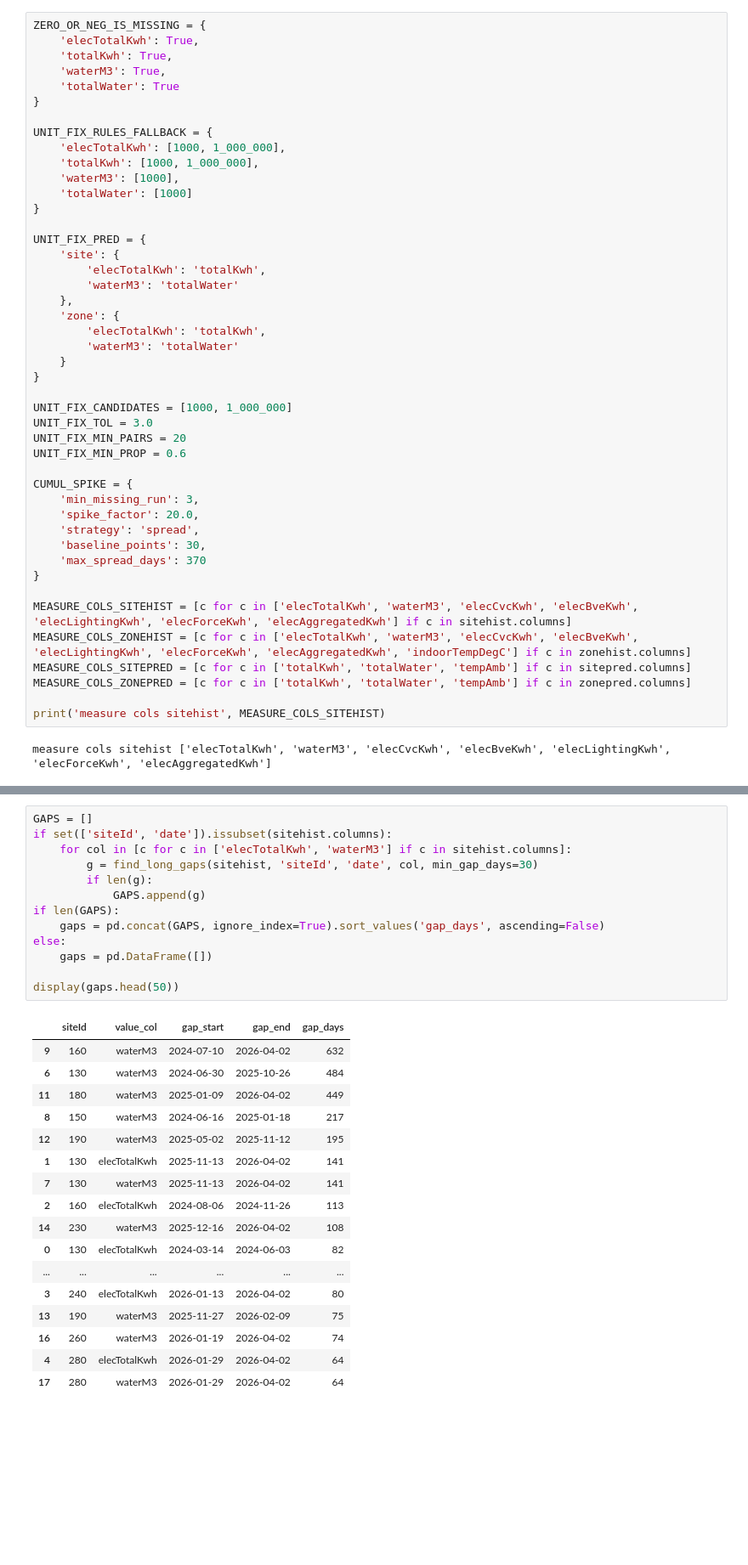
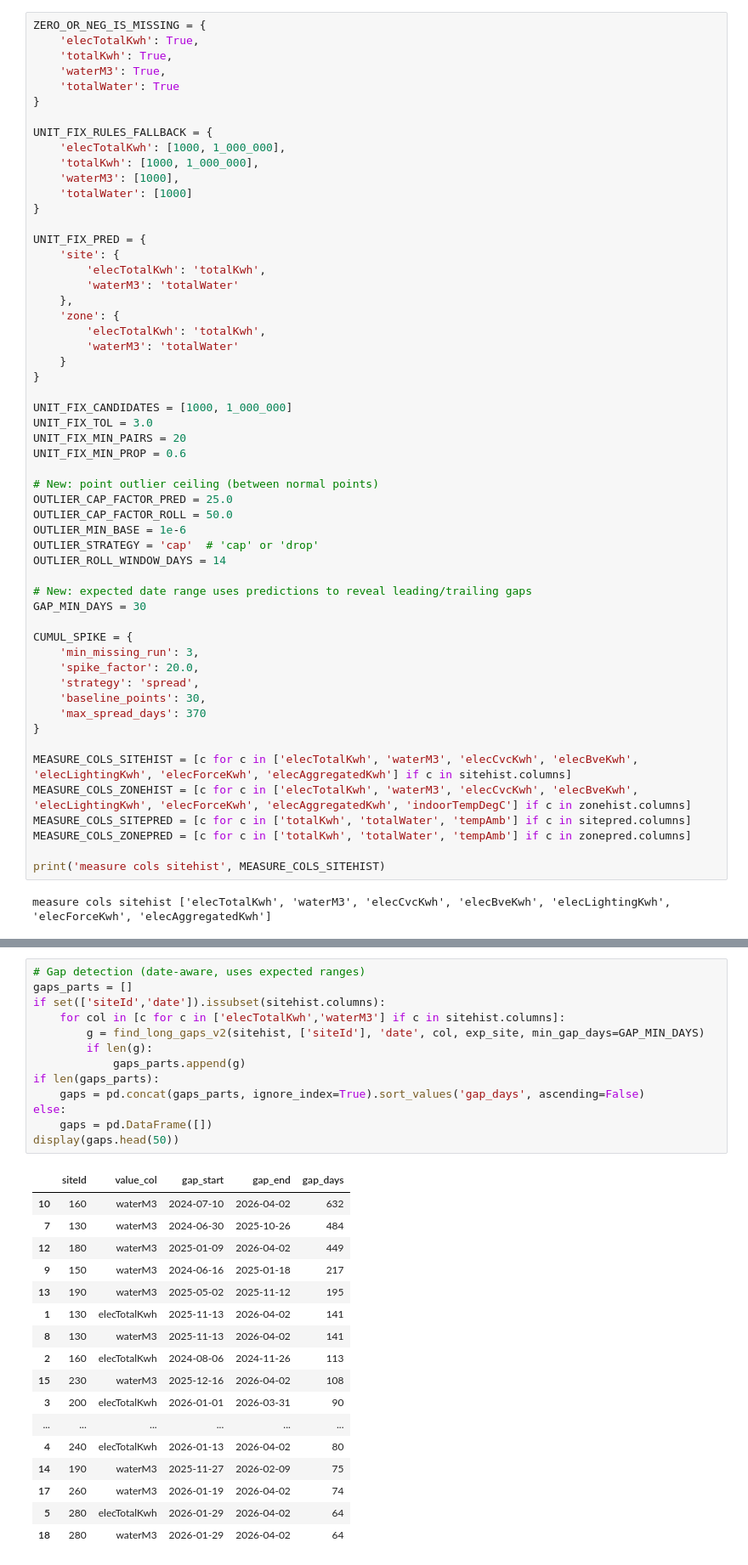
Before and after one commit to PurpleShad0w/CR-System, a Jupyter notebook: Sujet II/analyse.ipynb, the cells around one changed output, grey strips where cells are left out. Shown at 85% size. Cells and saved outputs as stored; diff of their text form; blank space fills up the shorter version.

```diff
--- a/Sujet II/analyse.ipynb
+++ b/Sujet II/analyse.ipynb
@@ -125,6 +125,16 @@ UNIT_FIX_TOL = 3.0
 UNIT_FIX_MIN_PAIRS = 20
 UNIT_FIX_MIN_PROP = 0.6
 
+# New: point outlier ceiling (between normal points)
+OUTLIER_CAP_FACTOR_PRED = 25.0
+OUTLIER_CAP_FACTOR_ROLL = 50.0
+OUTLIER_MIN_BASE = 1e-6
+OUTLIER_STRATEGY = 'cap'  # 'cap' or 'drop'
+OUTLIER_ROLL_WINDOW_DAYS = 14
+
+# New: expected date range uses predictions to reveal leading/trailing gaps
+GAP_MIN_DAYS = 30
+
 CUMUL_SPIKE = {
     'min_missing_run': 3,
     'spike_factor': 20.0,
@@ -460,32 +655,32 @@ clean logs {'zonehist_unit_elecTotalKwh': 52, 'zonehist_unit_waterM3': 4, 'siteh
 # %%
-GAPS = []
-if set(['siteId', 'date']).issubset(sitehist.columns):
-    for col in [c for c in ['elecTotalKwh', 'waterM3'] if c in sitehist.columns]:
-        g = find_long_gaps(sitehist, 'siteId', 'date', col, min_gap_days=30)
+# Gap detection (date-aware, uses expected ranges)
+gaps_parts = []
+if set(['siteId','date']).issubset(sitehist.columns):
+    for col in [c for c in ['elecTotalKwh','waterM3'] if c in sitehist.columns]:
+        g = find_long_gaps_v2(sitehist, ['siteId'], 'date', col, exp_site, min_gap_days=GAP_MIN_DAYS)
         if len(g):
-            GAPS.append(g)
-if len(GAPS):
-    gaps = pd.concat(GAPS, ignore_index=True).sort_values('gap_days', ascending=False)
+            gaps_parts.append(g)
+if len(gaps_parts):
+    gaps = pd.concat(gaps_parts, ignore_index=True).sort_values('gap_days', ascending=False)
 else:
     gaps = pd.DataFrame([])
-
 display(gaps.head(50))
 # %% [output]
 |  | siteId | value_col | gap_start | gap_end | gap_days |
-| 9 | 160 | waterM3 | 2024-07-10 | 2026-04-02 | 632 |
-| 6 | 130 | waterM3 | 2024-06-30 | 2025-10-26 | 484 |
-| 11 | 180 | waterM3 | 2025-01-09 | 2026-04-02 | 449 |
-| 8 | 150 | waterM3 | 2024-06-16 | 2025-01-18 | 217 |
-| 12 | 190 | waterM3 | 2025-05-02 | 2025-11-12 | 195 |
+| 10 | 160 | waterM3 | 2024-07-10 | 2026-04-02 | 632 |
+| 7 | 130 | waterM3 | 2024-06-30 | 2025-10-26 | 484 |
+| 12 | 180 | waterM3 | 2025-01-09 | 2026-04-02 | 449 |
+| 9 | 150 | waterM3 | 2024-06-16 | 2025-01-18 | 217 |
+| 13 | 190 | waterM3 | 2025-05-02 | 2025-11-12 | 195 |
 | 1 | 130 | elecTotalKwh | 2025-11-13 | 2026-04-02 | 141 |
-| 7 | 130 | waterM3 | 2025-11-13 | 2026-04-02 | 141 |
+| 8 | 130 | waterM3 | 2025-11-13 | 2026-04-02 | 141 |
 | 2 | 160 | elecTotalKwh | 2024-08-06 | 2024-11-26 | 113 |
-| 14 | 230 | waterM3 | 2025-12-16 | 2026-04-02 | 108 |
-| 0 | 130 | elecTotalKwh | 2024-03-14 | 2024-06-03 | 82 |
+| 15 | 230 | waterM3 | 2025-12-16 | 2026-04-02 | 108 |
+| 3 | 200 | elecTotalKwh | 2026-01-01 | 2026-03-31 | 90 |
 | ... | ... | ... | ... | ... | ... |
-| 3 | 240 | elecTotalKwh | 2026-01-13 | 2026-04-02 | 80 |
-| 13 | 190 | waterM3 | 2025-11-27 | 2026-02-09 | 75 |
-| 16 | 260 | waterM3 | 2026-01-19 | 2026-04-02 | 74 |
-| 4 | 280 | elecTotalKwh | 2026-01-29 | 2026-04-02 | 64 |
-| 17 | 280 | waterM3 | 2026-01-29 | 2026-04-02 | 64 |
+| 4 | 240 | elecTotalKwh | 2026-01-13 | 2026-04-02 | 80 |
+| 14 | 190 | waterM3 | 2025-11-27 | 2026-02-09 | 75 |
+| 17 | 260 | waterM3 | 2026-01-19 | 2026-04-02 | 74 |
+| 5 | 280 | elecTotalKwh | 2026-01-29 | 2026-04-02 | 64 |
+| 18 | 280 | waterM3 | 2026-01-29 | 2026-04-02 | 64 |
 # %%
```
Also changed, not shown: parts of 22 cells of this notebook.
